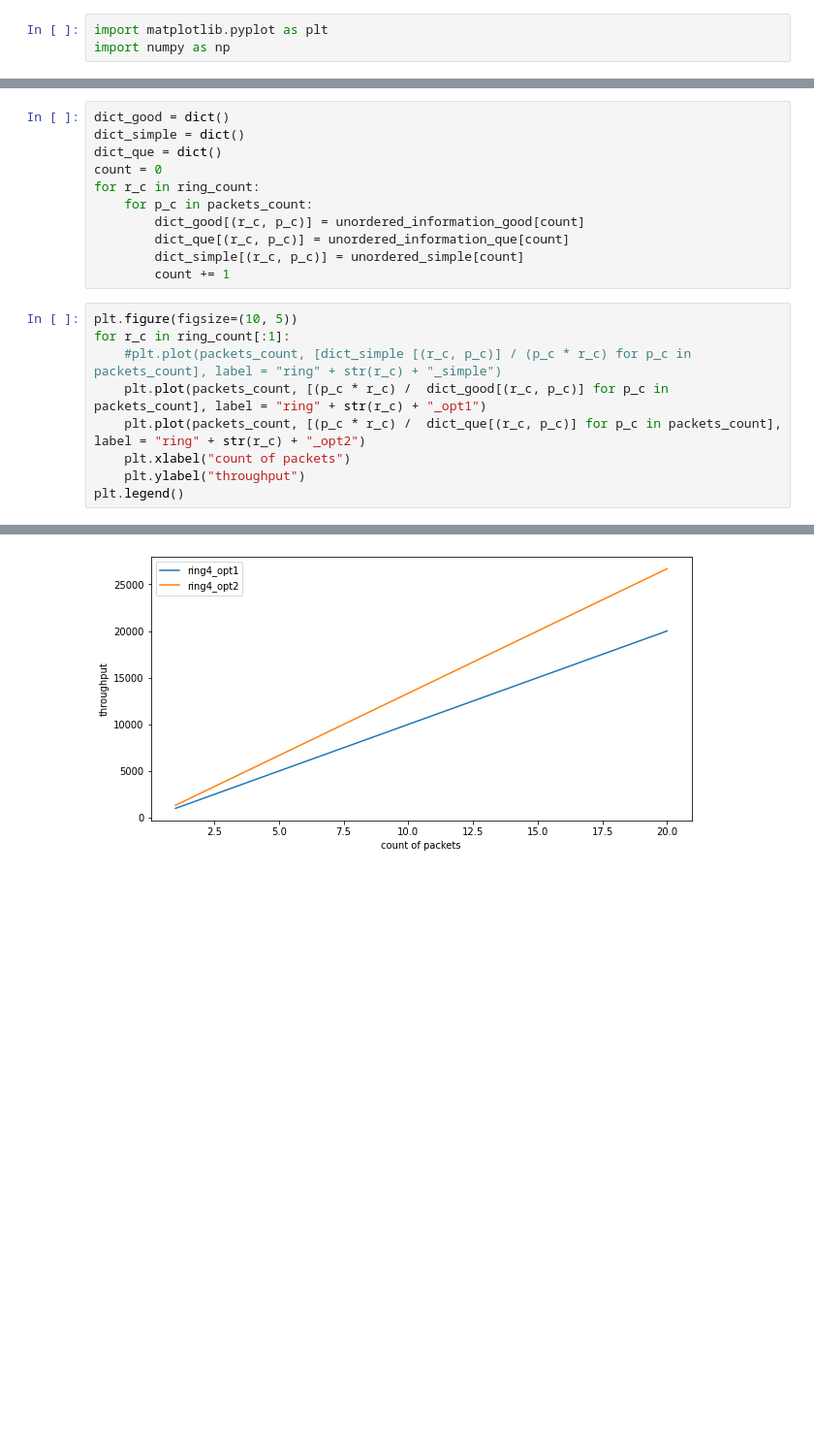
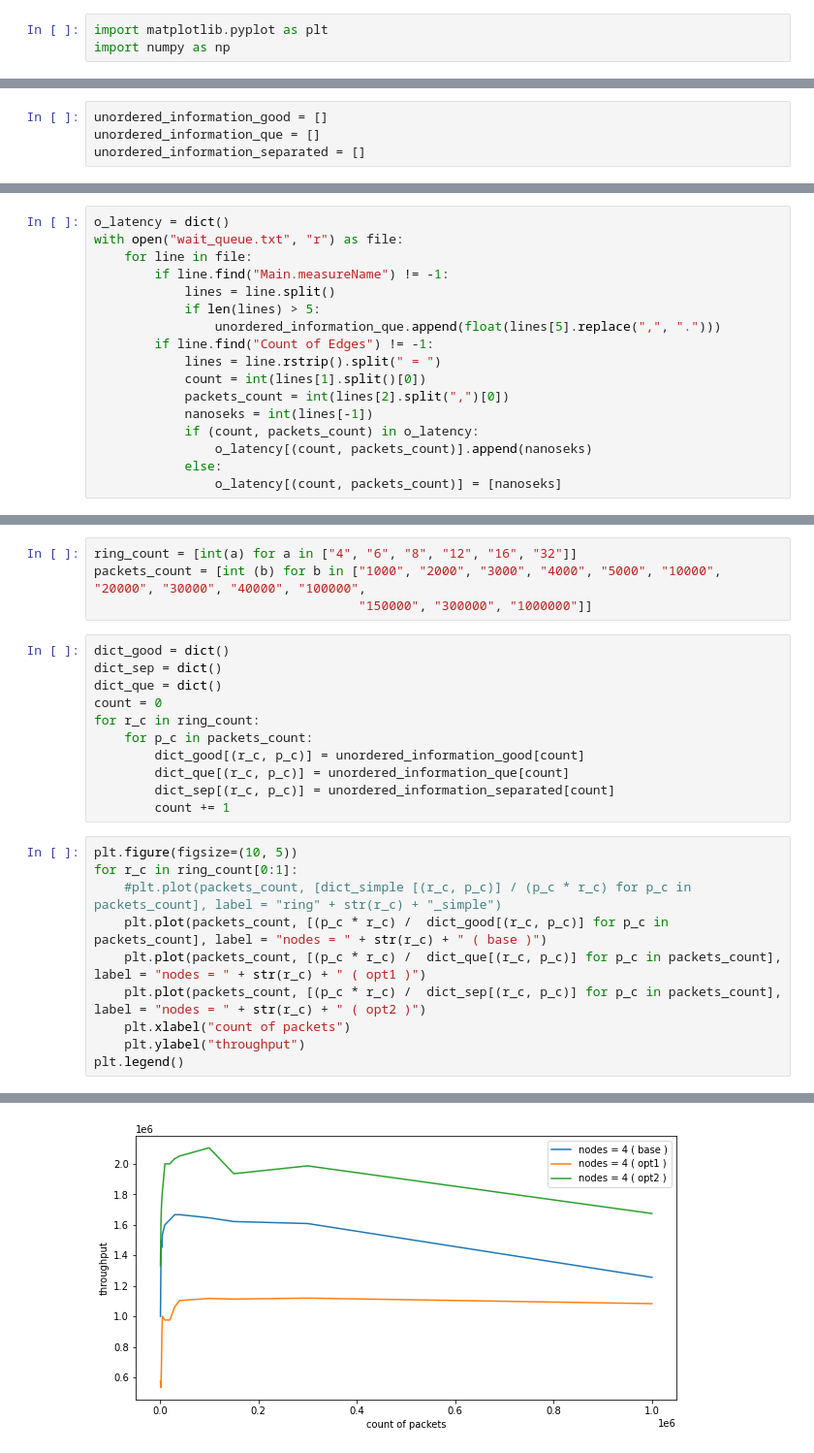
Before and after one commit to Malik1998/ConcurrentComputing, a Jupyter notebook: mainLab/graphics/Untitled.ipynb, the cells around one changed output, grey strips where cells are left out. Shown: that part at 97% size. Cells and saved outputs as stored; diff of their text form; blank space fills up the shorter version.

```diff
--- a/mainLab/graphics/Untitled.ipynb
+++ b/mainLab/graphics/Untitled.ipynb
@@ -11,0 +8,4 @@ unordered_information_que = [0.003, 0.003, 0.003, 0.003, 0.007, 0.007, 0.007, 0.
+# %%
+unordered_information_good = []
+unordered_information_que = []
+unordered_information_separated = []
@@ -11,0 +46,17 @@ unordered_information_que = [0.003, 0.003, 0.003, 0.003, 0.007, 0.007, 0.007, 0.
+# %%
+o_latency = dict()
+with open("wait_queue.txt", "r") as file:
+    for line in file:
+        if line.find("Main.measureName") != -1:
+            lines = line.split()
+            if len(lines) > 5:
+                unordered_information_que.append(float(lines[5].replace(",", ".")))
+        if line.find("Count of Edges") != -1:
+            lines = line.rstrip().split(" = ")
+            count = int(lines[1].split()[0])
+            packets_count = int(lines[2].split(",")[0])
+            nanoseks = int(lines[-1])
+            if (count, packets_count) in o_latency:
+                o_latency[(count, packets_count)].append(nanoseks)
+            else:
+                o_latency[(count, packets_count)] = [nanoseks]
@@ -12,25 +75,30 @@ unordered_information_que = [0.003, 0.003, 0.003, 0.003, 0.007, 0.007, 0.007, 0.
+# %%
+ring_count = [int(a) for a in ["4", "6", "8", "12", "16", "32"]]
+packets_count = [int (b) for b in ["1000", "2000", "3000", "4000", "5000", "10000", "20000", "30000", "40000", "100000",
+                                   "150000", "300000", "1000000"]]
 # %%
 dict_good = dict()
-dict_simple = dict()
+dict_sep = dict()
 dict_que = dict()
 count = 0
 for r_c in ring_count:
     for p_c in packets_count:
         dict_good[(r_c, p_c)] = unordered_information_good[count]
         dict_que[(r_c, p_c)] = unordered_information_que[count]
-        dict_simple[(r_c, p_c)] = unordered_simple[count]
+        dict_sep[(r_c, p_c)] = unordered_information_separated[count]
         count += 1
 # %%
 plt.figure(figsize=(10, 5))
-for r_c in ring_count[:1]:
+for r_c in ring_count[0:1]:
     #plt.plot(packets_count, [dict_simple [(r_c, p_c)] / (p_c * r_c) for p_c in packets_count], label = "ring" + str(r_c) + "_simple")
-    plt.plot(packets_count, [(p_c * r_c) /  dict_good[(r_c, p_c)] for p_c in packets_count], label = "ring" + str(r_c) + "_opt1")
-    plt.plot(packets_count, [(p_c * r_c) /  dict_que[(r_c, p_c)] for p_c in packets_count], label = "ring" + str(r_c) + "_opt2")
+    plt.plot(packets_count, [(p_c * r_c) /  dict_good[(r_c, p_c)] for p_c in packets_count], label = "nodes = " + str(r_c) + " ( base )")
+    plt.plot(packets_count, [(p_c * r_c) /  dict_que[(r_c, p_c)] for p_c in packets_count], label = "nodes = " + str(r_c) + " ( opt1 )")
+    plt.plot(packets_count, [(p_c * r_c) /  dict_sep[(r_c, p_c)] for p_c in packets_count], label = "nodes = " + str(r_c) + " ( opt2 )")
     plt.xlabel("count of packets")
     plt.ylabel("throughput")
 plt.legend()
 # %% [output]
 <matplotlib.legend.Legend at 0x...>
-[figure, old version]
+[figure, new version]
 # %%
 plt.figure(figsize=(10, 5))
```
Also changed, not shown: parts of 14 cells of this notebook, 11 other files.
